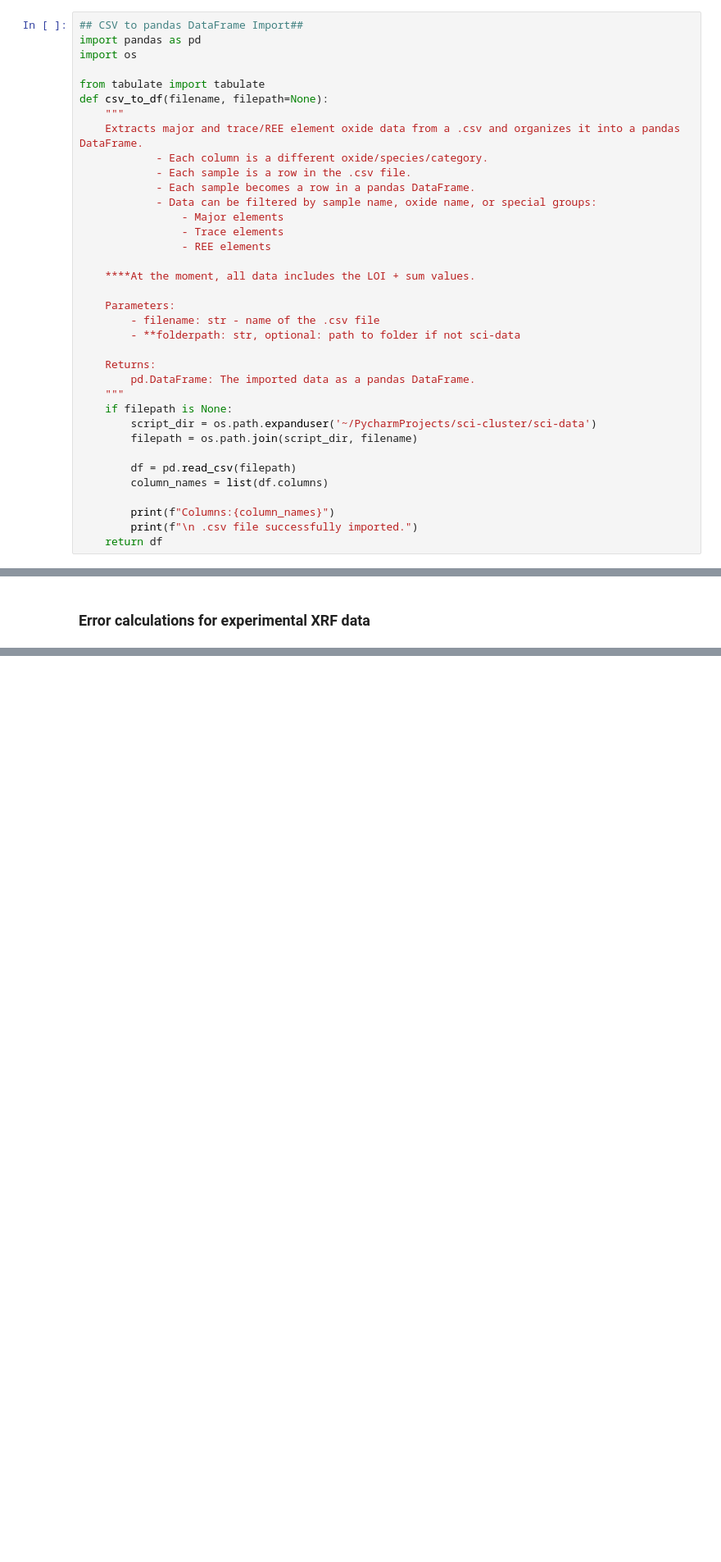
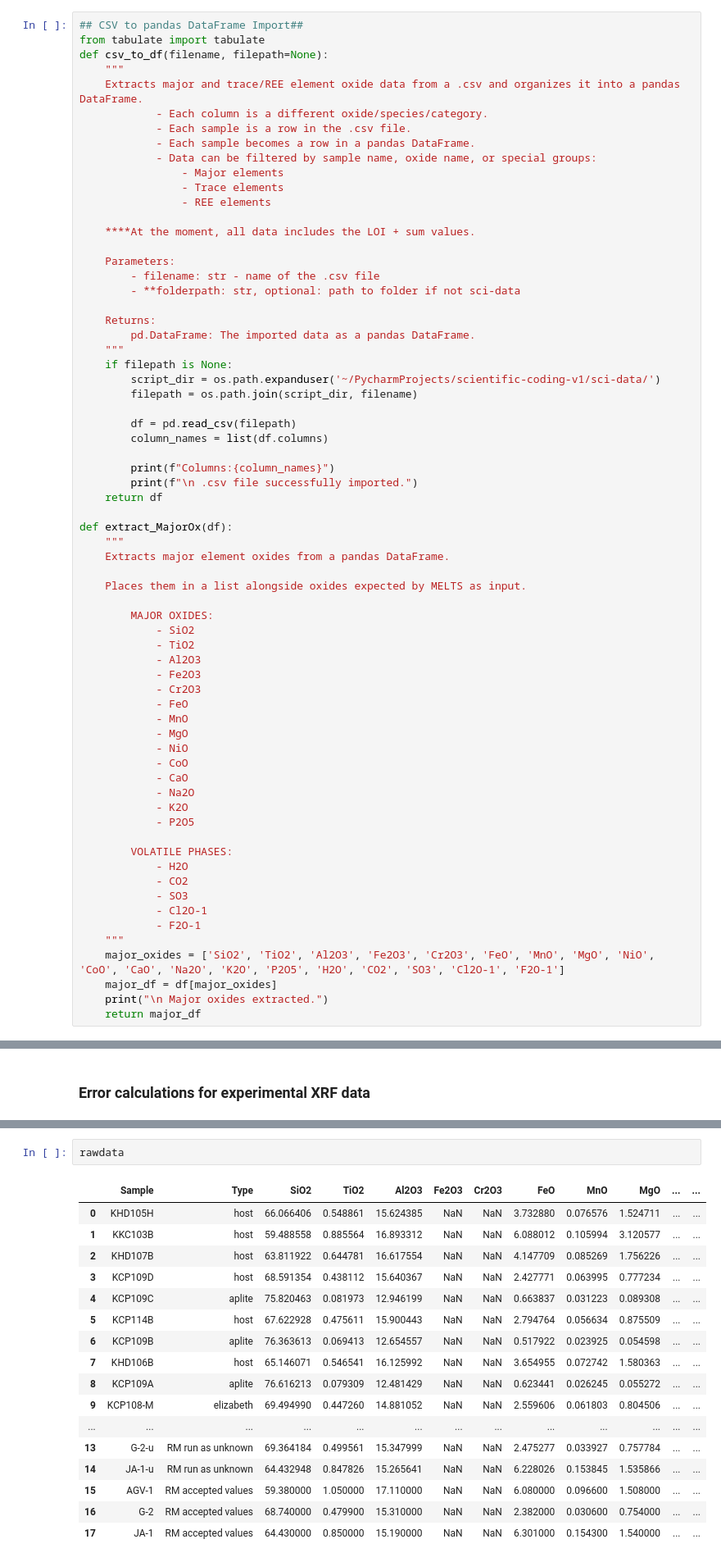
Before and after one commit to astromarb/sci-cluster, a Jupyter notebook: ActiveNotebooks/Protoyping.ipynb, the cells around one changed output, grey strips where cells are left out. Shown: that part at 82% size. Cells and saved outputs as stored; diff of their text form; blank space fills up the shorter version.

```diff
--- a/ActiveNotebooks/Protoyping.ipynb
+++ b/ActiveNotebooks/Protoyping.ipynb
@@ -5,8 +8,5 @@ import pandas as pd
 # %%
 ## CSV to pandas DataFrame Import##
-import pandas as pd
-import os
-
 from tabulate import tabulate
 def csv_to_df(filename, filepath=None):
     """
@@ -29,7 +29,7 @@ def csv_to_df(filename, filepath=None):
         pd.DataFrame: The imported data as a pandas DataFrame.
     """
     if filepath is None:
-        script_dir = os.path.expanduser('~/PycharmProjects/sci-cluster/sci-data')
+        script_dir = os.path.expanduser('~/PycharmProjects/scientific-coding-v1/sci-data/')
         filepath = os.path.join(script_dir, filename)
 
         df = pd.read_csv(filepath)
@@ -38,3 +38,37 @@ def csv_to_df(filename, filepath=None):
         print(f"Columns:{column_names}")
         print(f"\n .csv file successfully imported.")
     return df
+
+def extract_MajorOx(df):
+    """
+    Extracts major element oxides from a pandas DataFrame.
+
+    Places them in a list alongside oxides expected by MELTS as input.
+
+        MAJOR OXIDES:
+            - SiO2
+            - TiO2
+            - Al2O3
+            - Fe2O3
+            - Cr2O3
+            - FeO
+            - MnO
+            - MgO
+            - NiO
+            - CoO
+            - CaO
+            - Na2O
+            - K2O
+            - P2O5
+
+        VOLATILE PHASES:
+            - H2O
+            - CO2
+            - SO3
+            - Cl2O-1
+            - F2O-1
+    """
+    major_oxides = ['SiO2', 'TiO2', 'Al2O3', 'Fe2O3', 'Cr2O3', 'FeO', 'MnO', 'MgO', 'NiO', 'CoO', 'CaO', 'Na2O', 'K2O', 'P2O5', 'H2O', 'CO2', 'SO3', 'Cl2O-1', 'F2O-1']
+    major_df = df[major_oxides]
+    print("\n Major oxides extracted.")
+    return major_df
@@ -208,0 +136,20 @@ Name: P2O5, dtype: float64
+# %%
+rawdata
+# %% [output]
+|  | Sample | Type | SiO2 | TiO2 | Al2O3 | Fe2O3 | Cr2O3 | FeO | MnO | MgO | ... | ... |
+| 0 | KHD105H | host | 66.066406 | 0.548861 | 15.624385 | NaN | NaN | 3.732880 | 0.076576 | 1.524711 | ... | ... |
+| 1 | KKC103B | host | 59.488558 | 0.885564 | 16.893312 | NaN | NaN | 6.088012 | 0.105994 | 3.120577 | ... | ... |
+| 2 | KHD107B | host | 63.811922 | 0.644781 | 16.617554 | NaN | NaN | 4.147709 | 0.085269 | 1.756226 | ... | ... |
+| 3 | KCP109D | host | 68.591354 | 0.438112 | 15.640367 | NaN | NaN | 2.427771 | 0.063995 | 0.777234 | ... | ... |
+| 4 | KCP109C | aplite | 75.820463 | 0.081973 | 12.946199 | NaN | NaN | 0.663837 | 0.031223 | 0.089308 | ... | ... |
+| 5 | KCP114B | host | 67.622928 | 0.475611 | 15.900443 | NaN | NaN | 2.794764 | 0.056634 | 0.875509 | ... | ... |
+| 6 | KCP109B | aplite | 76.363613 | 0.069413 | 12.654557 | NaN | NaN | 0.517922 | 0.023925 | 0.054598 | ... | ... |
+| 7 | KHD106B | host | 65.146071 | 0.546541 | 16.125992 | NaN | NaN | 3.654955 | 0.072742 | 1.580363 | ... | ... |
+| 8 | KCP109A | aplite | 76.616213 | 0.079309 | 12.481429 | NaN | NaN | 0.623441 | 0.026245 | 0.055272 | ... | ... |
+| 9 | KCP108-M | elizabeth | 69.494990 | 0.447260 | 14.881052 | NaN | NaN | 2.559606 | 0.061803 | 0.804506 | ... | ... |
+| ... | ... | ... | ... | ... | ... | ... | ... | ... | ... | ... | ... | ... |
+| 13 | G-2-u | RM run as unknown | 69.364184 | 0.499561 | 15.347999 | NaN | NaN | 2.475277 | 0.033927 | 0.757784 | ... | ... |
+| 14 | JA-1-u | RM run as unknown | 64.432948 | 0.847826 | 15.265641 | NaN | NaN | 6.228026 | 0.153845 | 1.535866 | ... | ... |
+| 15 | AGV-1 | RM accepted values | 59.380000 | 1.050000 | 17.110000 | NaN | NaN | 6.080000 | 0.096600 | 1.508000 | ... | ... |
+| 16 | G-2 | RM accepted values | 68.740000 | 0.479900 | 15.310000 | NaN | NaN | 2.382000 | 0.030600 | 0.754000 | ... | ... |
+| 17 | JA-1 | RM accepted values | 64.430000 | 0.850000 | 15.190000 | NaN | NaN | 6.301000 | 0.154300 | 1.540000 | ... | ... |
```
Also changed, not shown: parts of 17 cells of this notebook.
